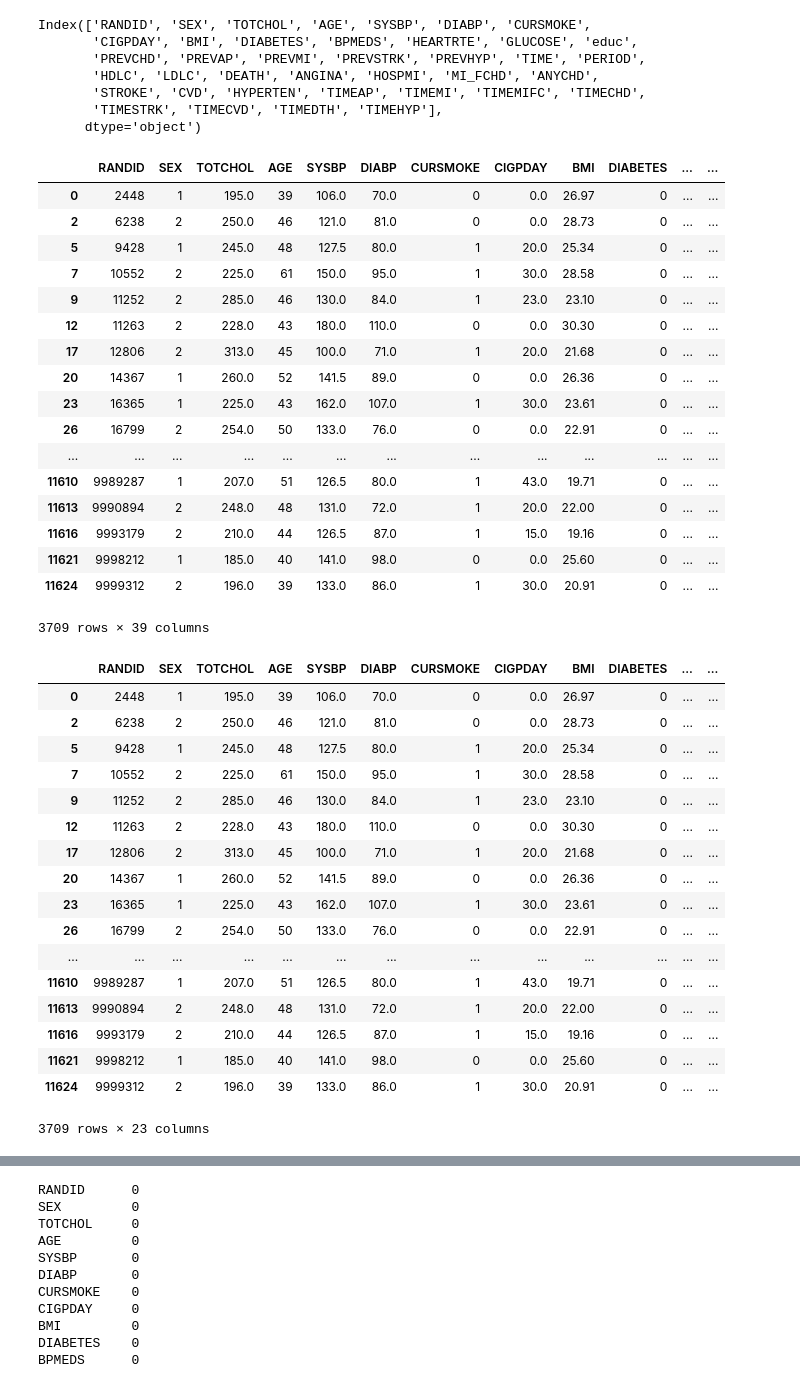
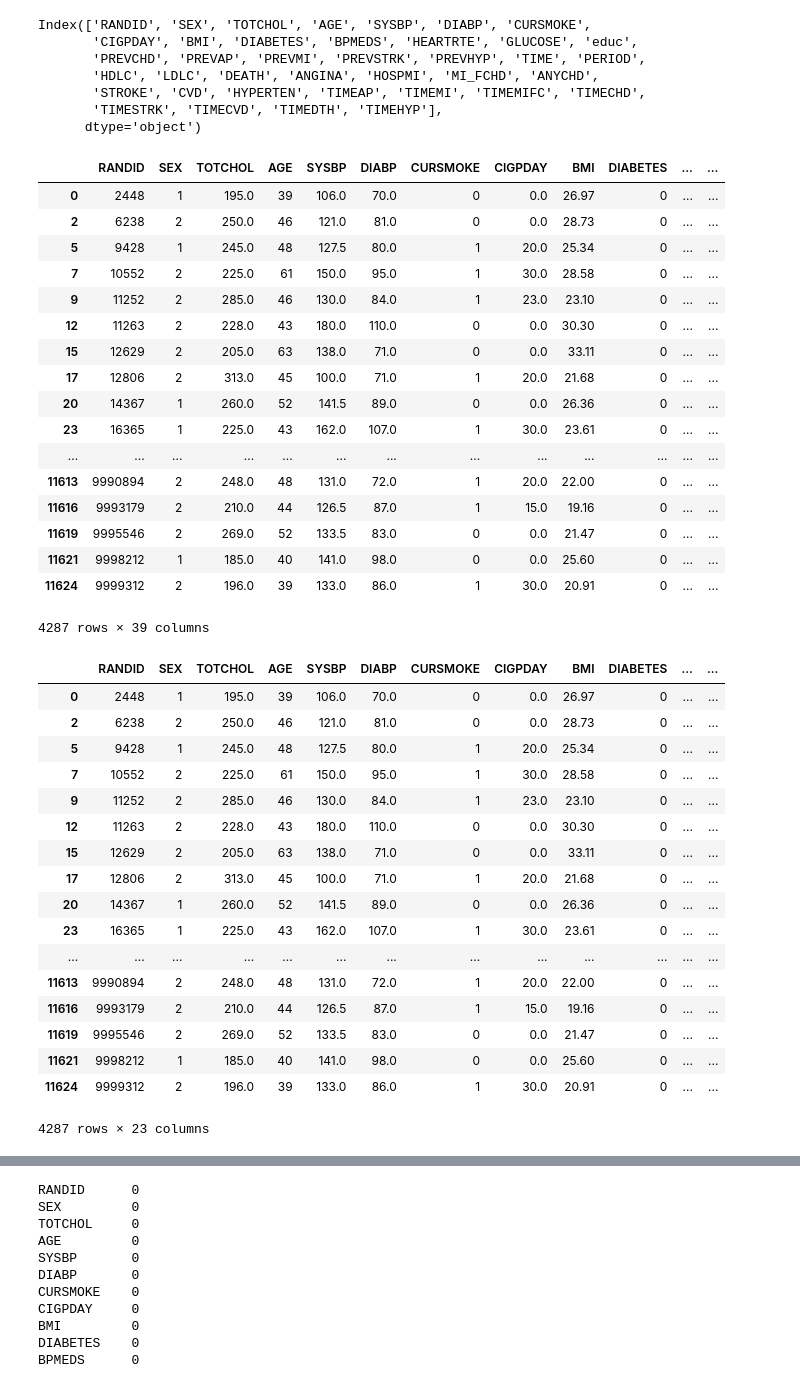
Before and after one commit to kmcgrath88/FraminghamML-Project, a Jupyter notebook: jupyter_notebooks/JL_ANG_datacleaning.ipynb, the cells around one changed output, grey strips where cells are left out. Drawn from its saved outputs; the diff is of its cells as text; code cells hidden in the pictures.

```diff
--- a/jupyter_notebooks/JL_ANG_datacleaning.ipynb
+++ b/jupyter_notebooks/JL_ANG_datacleaning.ipynb
@@ -22,27 +22,27 @@ Index(['RANDID', 'SEX', 'TOTCHOL', 'AGE', 'SYSBP', 'DIABP', 'CURSMOKE',
        'TIMESTRK', 'TIMECVD', 'TIMEDTH', 'TIMEHYP'],
       dtype='object')
 # %%
-ANG_df = df.loc[(df['PERIOD']==1) & (df['ANGINA']==0)]
+ANG_df = df.loc[(df['PERIOD']==1) & (df['PREVAP']==0)]
 ANG_df
 # %% [output]
 |  | RANDID | SEX | TOTCHOL | AGE | SYSBP | DIABP | CURSMOKE | CIGPDAY | BMI | DIABETES | ... | ... |
 | 0 | 2448 | 1 | 195.0 | 39 | 106.0 | 70.0 | 0 | 0.0 | 26.97 | 0 | ... | ... |
 | 2 | 6238 | 2 | 250.0 | 46 | 121.0 | 81.0 | 0 | 0.0 | 28.73 | 0 | ... | ... |
 | 5 | 9428 | 1 | 245.0 | 48 | 127.5 | 80.0 | 1 | 20.0 | 25.34 | 0 | ... | ... |
 | 7 | 10552 | 2 | 225.0 | 61 | 150.0 | 95.0 | 1 | 30.0 | 28.58 | 0 | ... | ... |
 | 9 | 11252 | 2 | 285.0 | 46 | 130.0 | 84.0 | 1 | 23.0 | 23.10 | 0 | ... | ... |
 | 12 | 11263 | 2 | 228.0 | 43 | 180.0 | 110.0 | 0 | 0.0 | 30.30 | 0 | ... | ... |
+| 15 | 12629 | 2 | 205.0 | 63 | 138.0 | 71.0 | 0 | 0.0 | 33.11 | 0 | ... | ... |
 | 17 | 12806 | 2 | 313.0 | 45 | 100.0 | 71.0 | 1 | 20.0 | 21.68 | 0 | ... | ... |
 | 20 | 14367 | 1 | 260.0 | 52 | 141.5 | 89.0 | 0 | 0.0 | 26.36 | 0 | ... | ... |
 | 23 | 16365 | 1 | 225.0 | 43 | 162.0 | 107.0 | 1 | 30.0 | 23.61 | 0 | ... | ... |
-| 26 | 16799 | 2 | 254.0 | 50 | 133.0 | 76.0 | 0 | 0.0 | 22.91 | 0 | ... | ... |
 | ... | ... | ... | ... | ... | ... | ... | ... | ... | ... | ... | ... | ... |
-| 11610 | 9989287 | 1 | 207.0 | 51 | 126.5 | 80.0 | 1 | 43.0 | 19.71 | 0 | ... | ... |
 | 11613 | 9990894 | 2 | 248.0 | 48 | 131.0 | 72.0 | 1 | 20.0 | 22.00 | 0 | ... | ... |
 | 11616 | 9993179 | 2 | 210.0 | 44 | 126.5 | 87.0 | 1 | 15.0 | 19.16 | 0 | ... | ... |
+| 11619 | 9995546 | 2 | 269.0 | 52 | 133.5 | 83.0 | 0 | 0.0 | 21.47 | 0 | ... | ... |
 | 11621 | 9998212 | 1 | 185.0 | 40 | 141.0 | 98.0 | 0 | 0.0 | 25.60 | 0 | ... | ... |
 | 11624 | 9999312 | 2 | 196.0 | 39 | 133.0 | 86.0 | 1 | 30.0 | 20.91 | 0 | ... | ... |
-3709 rows × 39 columns
+4287 rows × 39 columns
 # %%
 ANG_columns = ['RANDID', 'SEX', 'TOTCHOL', 'AGE', 'SYSBP', 'DIABP', 'CURSMOKE', 'CIGPDAY', 'BMI', 'DIABETES', 'BPMEDS',
               'HEARTRTE', 'GLUCOSE', 'PREVMI', 'PREVCHD', 'PREVAP', 'PREVSTRK', 'PREVHYP', 'TIME', 'PERIOD', 'DEATH', 'ANGINA',
@@ -57,17 +57,17 @@ ANG_df
 | 7 | 10552 | 2 | 225.0 | 61 | 150.0 | 95.0 | 1 | 30.0 | 28.58 | 0 | ... | ... |
 | 9 | 11252 | 2 | 285.0 | 46 | 130.0 | 84.0 | 1 | 23.0 | 23.10 | 0 | ... | ... |
 | 12 | 11263 | 2 | 228.0 | 43 | 180.0 | 110.0 | 0 | 0.0 | 30.30 | 0 | ... | ... |
+| 15 | 12629 | 2 | 205.0 | 63 | 138.0 | 71.0 | 0 | 0.0 | 33.11 | 0 | ... | ... |
 | 17 | 12806 | 2 | 313.0 | 45 | 100.0 | 71.0 | 1 | 20.0 | 21.68 | 0 | ... | ... |
 | 20 | 14367 | 1 | 260.0 | 52 | 141.5 | 89.0 | 0 | 0.0 | 26.36 | 0 | ... | ... |
 | 23 | 16365 | 1 | 225.0 | 43 | 162.0 | 107.0 | 1 | 30.0 | 23.61 | 0 | ... | ... |
-| 26 | 16799 | 2 | 254.0 | 50 | 133.0 | 76.0 | 0 | 0.0 | 22.91 | 0 | ... | ... |
 | ... | ... | ... | ... | ... | ... | ... | ... | ... | ... | ... | ... | ... |
-| 11610 | 9989287 | 1 | 207.0 | 51 | 126.5 | 80.0 | 1 | 43.0 | 19.71 | 0 | ... | ... |
 | 11613 | 9990894 | 2 | 248.0 | 48 | 131.0 | 72.0 | 1 | 20.0 | 22.00 | 0 | ... | ... |
 | 11616 | 9993179 | 2 | 210.0 | 44 | 126.5 | 87.0 | 1 | 15.0 | 19.16 | 0 | ... | ... |
+| 11619 | 9995546 | 2 | 269.0 | 52 | 133.5 | 83.0 | 0 | 0.0 | 21.47 | 0 | ... | ... |
 | 11621 | 9998212 | 1 | 185.0 | 40 | 141.0 | 98.0 | 0 | 0.0 | 25.60 | 0 | ... | ... |
 | 11624 | 9999312 | 2 | 196.0 | 39 | 133.0 | 86.0 | 1 | 30.0 | 20.91 | 0 | ... | ... |
-3709 rows × 23 columns
+4287 rows × 23 columns
 # %%
 ANG_df.isnull().sum()
 # %% [output]
```
Also changed, not shown: parts of 4 cells of this notebook, 2 other files.
